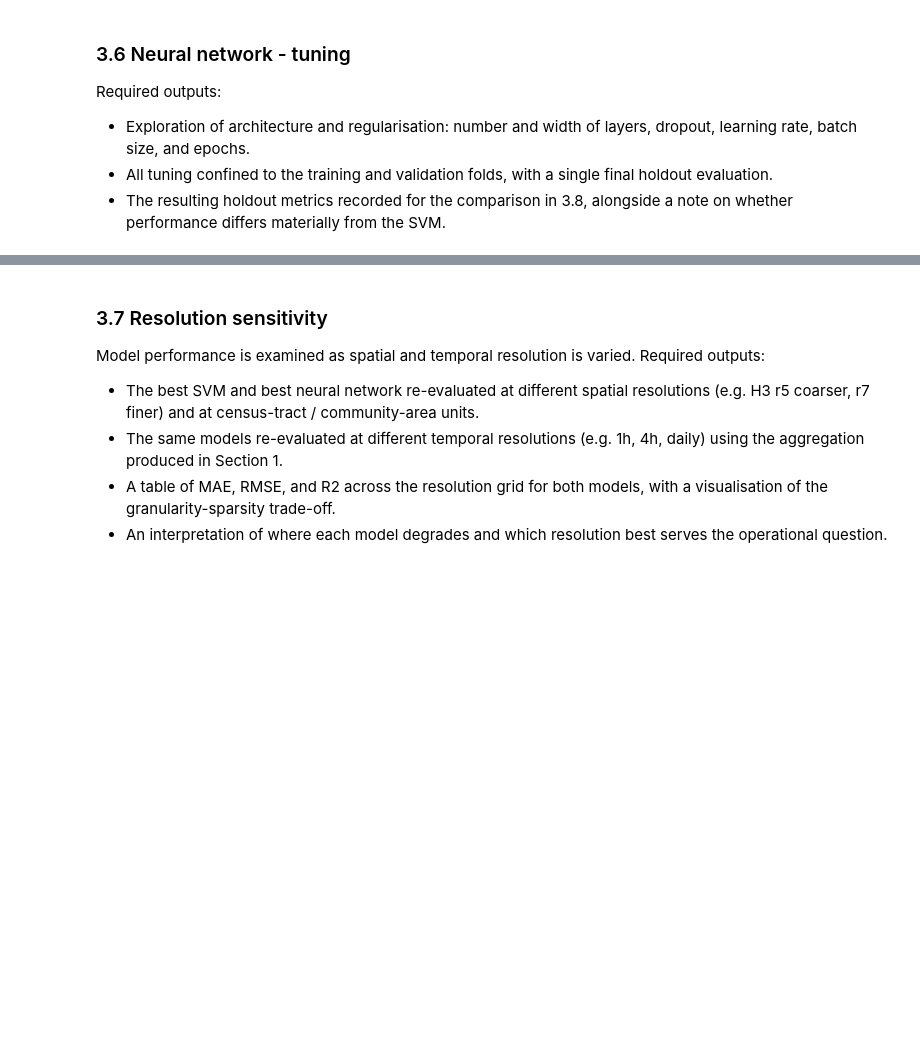
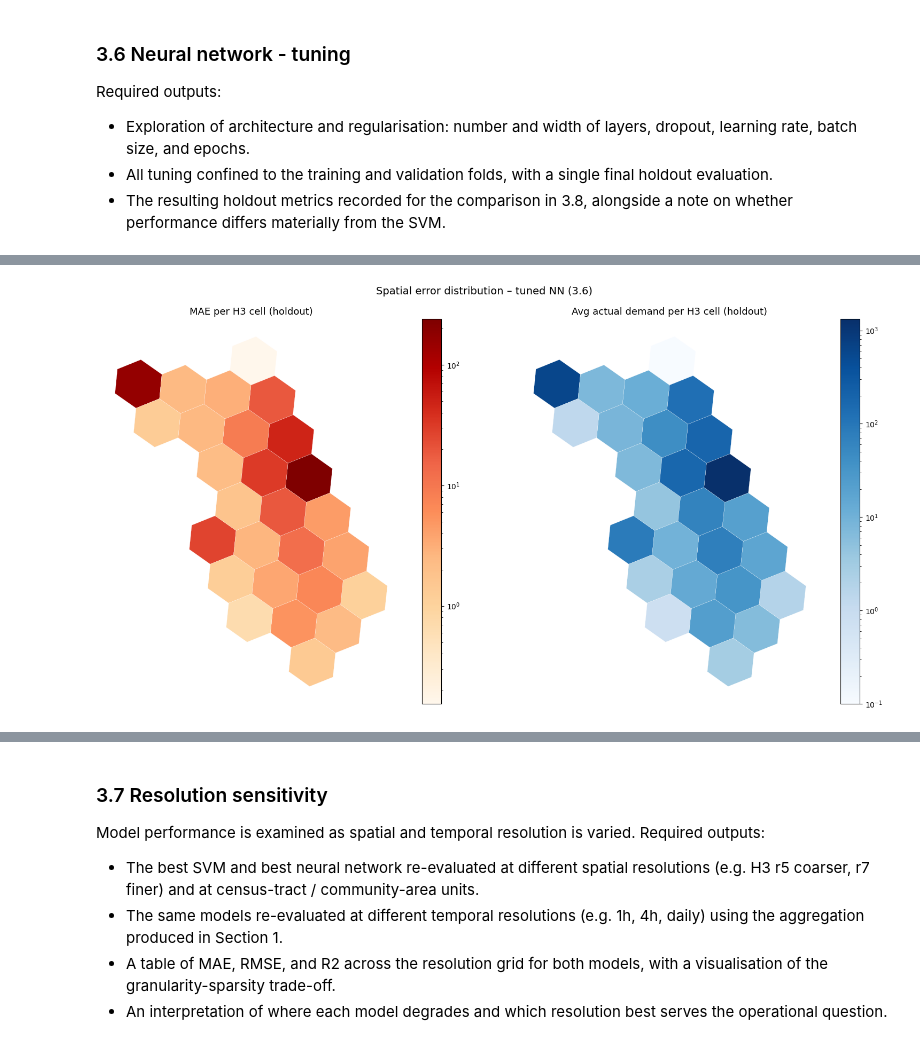
Before and after one commit to mariusmeurer/AAA-assignment, a Jupyter notebook: task3/Task3.ipynb, the cells around one changed output, grey strips where cells are left out. Saved outputs shown, nothing was run; the diff lists cells and outputs as text; code cells hidden in the pictures; blank space fills up the shorter version.

```diff
--- a/task3/Task3.ipynb
+++ b/task3/Task3.ipynb
@@ -598,0 +1049,53 @@ Required outputs:
+# %%
+import h3
+from shapely.geometry import Polygon
+
+def h3_to_polygon(cell_id):
+    """Return a Shapely Polygon for one H3 cell."""
+    # h3.cell_to_boundary returns (lat, lon) pairs — swap to (lon, lat) for shapely
+    boundary = h3.cell_to_boundary(cell_id)   # h3 v4
+    # if h3 v3: h3.h3_to_geo_boundary(cell_id)
+    return Polygon([(lon, lat) for lat, lon in boundary])
+
+df_agg["geometry"] = df_agg["location_id"].apply(h3_to_polygon)
+# %%
+import geopandas as gpd
+from matplotlib.colors import LogNorm
+
+gdf = gpd.GeoDataFrame(df_agg, geometry="geometry", crs="EPSG:4326")
+
+fig, axes = plt.subplots(1, 2, figsize=(16, 8))
+
+# --- left: MAE per cell ---
+gdf.plot(
+    column     = "MAE",
+    cmap       = "OrRd",
+    linewidth  = 0.2,
+    edgecolor  = "white",
+    legend     = True,
+    norm       = LogNorm(vmin=gdf["MAE"].clip(lower=0.1).min(),
+                         vmax=gdf["MAE"].max()),   # log scale handles the skew
+    ax         = axes[0],
+)
+axes[0].set_title("MAE per H3 cell (holdout)", fontsize=13)
+axes[0].set_axis_off()
+
+# --- right: average actual demand per cell (context) ---
+gdf.plot(
+    column    = "avg_demand",
+    cmap      = "Blues",
+    linewidth = 0.2,
+    edgecolor = "white",
+    legend    = True,
+    norm      = LogNorm(vmin=gdf["avg_demand"].clip(lower=0.1).min(),
+                        vmax=gdf["avg_demand"].max()),
+    ax        = axes[1],
+)
+axes[1].set_title("Avg actual demand per H3 cell (holdout)", fontsize=13)
+axes[1].set_axis_off()
+
+plt.suptitle("Spatial error distribution – tuned NN (3.6)", fontsize=14, y=1.01)
+plt.tight_layout()
+plt.show()
+# %% [output]
+[figure, added]
```
Also changed, not shown: parts of 18 cells of this notebook, 2 other files.
